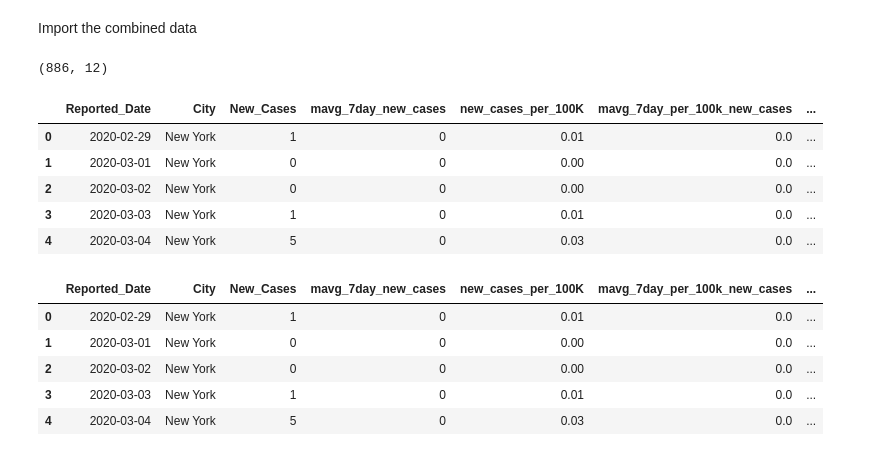
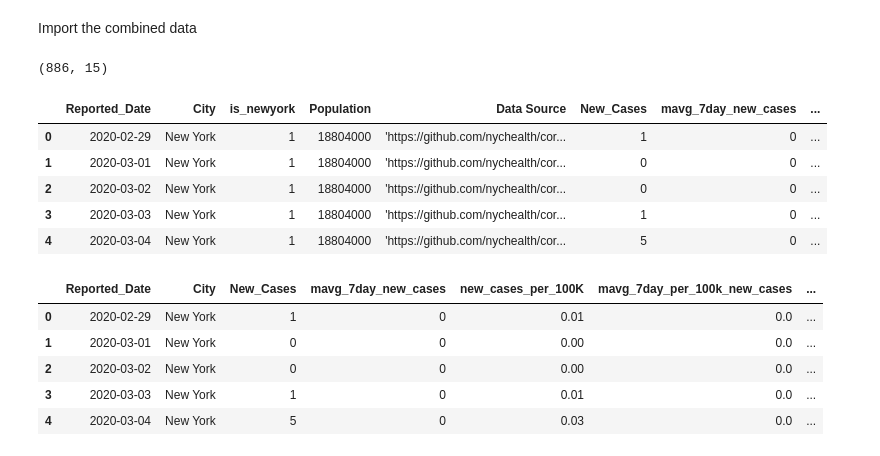
Before and after one commit to archinarula/Group-5-Project, a Jupyter notebook: Archana_WorkingFolder/NewData_Model_Analysis_Correlation_Regression.ipynb, the cells around one changed output. Saved outputs shown, nothing was run; the diff lists cells and outputs as text; code cells hidden in the pictures.

```diff
--- a/Archana_WorkingFolder/NewData_Model_Analysis_Correlation_Regression.ipynb
+++ b/Archana_WorkingFolder/NewData_Model_Analysis_Correlation_Regression.ipynb
@@ -27,18 +27,18 @@ Import the combined data
 Combined_data="Resources/Final_Combine_Data.csv"
 
 #Read CSVs and Create Dataframes:
-Combined_df= pd.read_csv(Combined_data, parse_dates=['Reported_Date'], encoding="ISO-8859-1",low_memory=False)
+Combined_df_all= pd.read_csv(Combined_data, parse_dates=['Reported_Date'], encoding="ISO-8859-1",low_memory=False)
 # %%
 #Combined dataframe
-print (Combined_df.shape)
-Combined_df.head()
+print (Combined_df_all.shape)
+Combined_df_all.head()
 # %% [output]
-(886, 12)
+(886, 15)
-|  | Reported_Date | City | New_Cases | mavg_7day_new_cases | new_cases_per_100K | mavg_7day_per_100k_new_cases | ... |
-| 0 | 2020-02-29 | New York | 1 | 0 | 0.01 | 0.0 | ... |
-| 1 | 2020-03-01 | New York | 0 | 0 | 0.00 | 0.0 | ... |
-| 2 | 2020-03-02 | New York | 0 | 0 | 0.00 | 0.0 | ... |
-| 3 | 2020-03-03 | New York | 1 | 0 | 0.01 | 0.0 | ... |
-| 4 | 2020-03-04 | New York | 5 | 0 | 0.03 | 0.0 | ... |
+|  | Reported_Date | City | is_newyork | Population | Data Source | New_Cases | mavg_7day_new_cases | ... |
+| 0 | 2020-02-29 | New York | 1 | 18804000 | 'https://github.com/nychealth/cor... | 1 | 0 | ... |
+| 1 | 2020-03-01 | New York | 1 | 18804000 | 'https://github.com/nychealth/cor... | 0 | 0 | ... |
+| 2 | 2020-03-02 | New York | 1 | 18804000 | 'https://github.com/nychealth/cor... | 0 | 0 | ... |
+| 3 | 2020-03-03 | New York | 1 | 18804000 | 'https://github.com/nychealth/cor... | 1 | 0 | ... |
+| 4 | 2020-03-04 | New York | 1 | 18804000 | 'https://github.com/nychealth/cor... | 5 | 0 | ... |
 # %%
 # Delete extraneous columns
```
Also changed, not shown: parts of 1 cell of this notebook.
